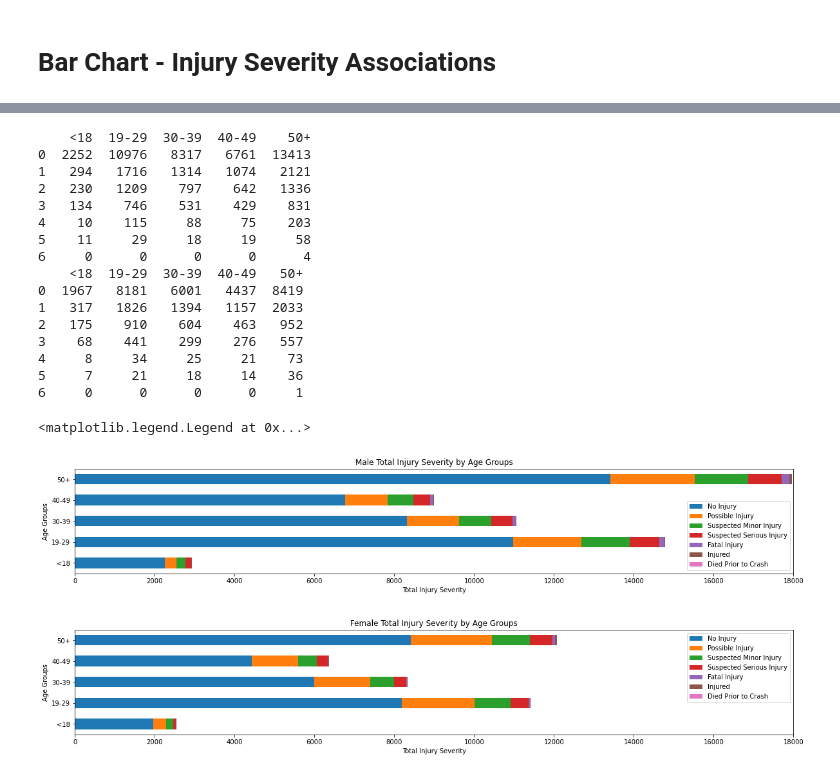
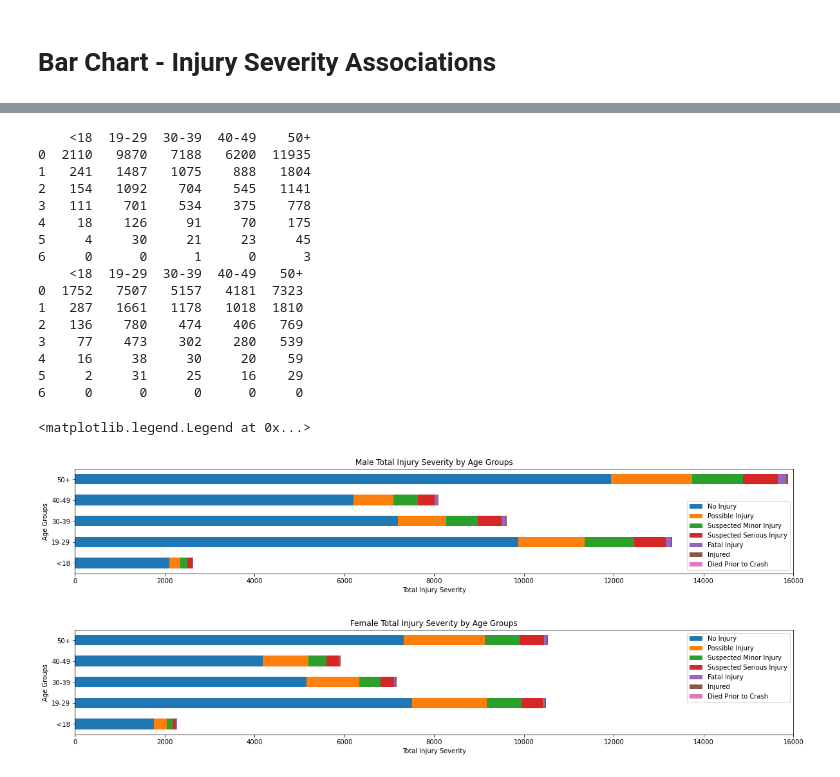
Before and after one commit to sudeshi1/Crash_Dummies, a Jupyter notebook: AutoInsuranceClaims.ipynb, the cells around one changed output, grey strips where cells are left out. Drawn from its saved outputs; the diff is of its cells as text; code cells hidden in the pictures.

```diff
--- a/AutoInsuranceClaims.ipynb
+++ b/AutoInsuranceClaims.ipynb
@@ -30,6 +30,6 @@ person_df
 ##Age and Sex
 
 #Copy Neccessary Columns to New DF
-personCl = person_df[['AGE_IM', 'SEX_IMNAME', 'INJSEV_IM']].copy()
+personCl = person_df[['AGE_IM', 'SEX_IM', 'INJSEV_IM']].copy()
 personCl
 # %% [output]
@@ -68,16 +68,16 @@ gr5F = []
 for x in range(7):
 
     #Count Amount of Times Each INJSEV_IM Code Appears In CSV Based on Age and Sex
-    ageGr1M = len(personCl.loc[(personCl['AGE_IM'] <= 18) & (personCl['SEX_IMNAME'] == 'Male') & (personCl['INJSEV_IM'] == x)])
-    ageGr1F = len(personCl.loc[(personCl['AGE_IM'] <= 18) & (personCl['SEX_IMNAME'] == 'Female') & (personCl['INJSEV_IM'] == x)])
-    ageGr2M = len(personCl.loc[(personCl['AGE_IM'] < 30) &(personCl['AGE_IM'] >= 19) & (personCl['SEX_IMNAME'] == 'Male') & (personCl['INJSEV_IM'] == x)])
-    ageGr2F = len(personCl.loc[(personCl['AGE_IM'] < 30) &(personCl['AGE_IM'] >= 19) & (personCl['SEX_IMNAME'] == 'Female') & (personCl['INJSEV_IM'] == x)])
-    ageGr3M = len(personCl.loc[(personCl['AGE_IM'] < 40) &(personCl['AGE_IM'] >= 30) & (personCl['SEX_IMNAME'] == 'Male') & (personCl['INJSEV_IM'] == x)])
-    ageGr3F = len(personCl.loc[(personCl['AGE_IM'] < 40) &(personCl['AGE_IM'] >= 30) & (personCl['SEX_IMNAME'] == 'Female') & (personCl['INJSEV_IM'] == x)])
-    ageGr4M = len(personCl.loc[(personCl['AGE_IM'] < 50) &(personCl['AGE_IM'] >= 40) & (personCl['SEX_IMNAME'] == 'Male') & (personCl['INJSEV_IM'] == x)])
-    ageGr4F = len(personCl.loc[(personCl['AGE_IM'] < 50) &(personCl['AGE_IM'] >= 40) & (personCl['SEX_IMNAME'] == 'Female') & (personCl['INJSEV_IM'] == x)])
-    ageGr5M = len(personCl.loc[(personCl['AGE_IM'] >= 50) & (personCl['SEX_IMNAME'] == 'Male') & (personCl['INJSEV_IM'] == x)])
-    ageGr5F = len(personCl.loc[(personCl['AGE_IM'] >= 50) & (personCl['SEX_IMNAME'] == 'Female') & (personCl['INJSEV_IM'] == x)])
+    ageGr1M = len(personCl.loc[(personCl['AGE_IM'] <= 18) & (personCl['SEX_IM'] == 1) & (personCl['INJSEV_IM'] == x)])
+    ageGr1F = len(personCl.loc[(personCl['AGE_IM'] <= 18) & (personCl['SEX_IM'] == 2) & (personCl['INJSEV_IM'] == x)])
+    ageGr2M = len(personCl.loc[(personCl['AGE_IM'] < 30) &(personCl['AGE_IM'] >= 19) & (personCl['SEX_IM'] == 1) & (personCl['INJSEV_IM'] == x)])
+    ageGr2F = len(personCl.loc[(personCl['AGE_IM'] < 30) &(personCl['AGE_IM'] >= 19) & (personCl['SEX_IM'] == 2) & (personCl['INJSEV_IM'] == x)])
+    ageGr3M = len(personCl.loc[(personCl['AGE_IM'] < 40) &(personCl['AGE_IM'] >= 30) & (personCl['SEX_IM'] == 1) & (personCl['INJSEV_IM'] == x)])
+    ageGr3F = len(personCl.loc[(personCl['AGE_IM'] < 40) &(personCl['AGE_IM'] >= 30) & (personCl['SEX_IM'] == 2) & (personCl['INJSEV_IM'] == x)])
+    ageGr4M = len(personCl.loc[(personCl['AGE_IM'] < 50) &(personCl['AGE_IM'] >= 40) & (personCl['SEX_IM'] == 1) & (personCl['INJSEV_IM'] == x)])
+    ageGr4F = len(personCl.loc[(personCl['AGE_IM'] < 50) &(personCl['AGE_IM'] >= 40) & (personCl['SEX_IM'] == 2) & (personCl['INJSEV_IM'] == x)])
+    ageGr5M = len(personCl.loc[(personCl['AGE_IM'] >= 50) & (personCl['SEX_IM'] == 1) & (personCl['INJSEV_IM'] == x)])
+    ageGr5F = len(personCl.loc[(personCl['AGE_IM'] >= 50) & (personCl['SEX_IM'] == 2) & (personCl['INJSEV_IM'] == x)])
 
     #Add Each Value to Corresponding Age Group Array
     gr1M.append(ageGr1M)
@@ -108,53 +108,53 @@ print(maleDf)
 print(femaleDf)
 # %% [output]
     <18  19-29  30-39  40-49    50+
-0  2252  10976   8317   6761  13413
-1   294   1716   1314   1074   2121
-2   230   1209    797    642   1336
-3   134    746    531    429    831
-4    10    115     88     75    203
-5    11     29     18     19     58
-6     0      0      0      0      4
+0  2110   9870   7188   6200  11935
+1   241   1487   1075    888   1804
+2   154   1092    704    545   1141
+3   111    701    534    375    778
+4    18    126     91     70    175
+5     4     30     21     23     45
+6     0      0      1      0      3
     <18  19-29  30-39  40-49   50+
-0  1967   8181   6001   4437  8419
-1   317   1826   1394   1157  2033
-2   175    910    604    463   952
-3    68    441    299    276   557
-4     8     34     25     21    73
-5     7     21     18     14    36
-6     0      0      0      0     1
+0  1752   7507   5157   4181  7323
+1   287   1661   1178   1018  1810
+2   136    780    474    406   769
+3    77    473    302    280   539
+4    16     38     30     20    59
+5     2     31     25     16    29
+6     0      0      0      0     0
 # %%
 ## Establish Graph Elements
 
 #Set The Figure Size For Both Figures
 plt.rcParams["figure.figsize"] = (20,3)
 
 #Transpose and Convert DF to Horizontal Stacked Bar Graph with Title
 malePlot = maleDf.T.plot.barh(stacked = True, title = 'Male Total Injury Severity by Age Groups')
 
 #Set Figure Limits to Match Female
-plt.xlim([0, 18000])
+plt.xlim([0, 16000])
 
 #Set Axis Labels
 plt.xlabel('Total Injury Severity')
 plt.ylabel('Age Groups')
 
 #Configure Legend for Male
 malePlot.legend(['No Injury', 'Possible Injury', 'Suspected Minor Injury', 'Suspected Serious Injury', 'Fatal Injury', 'Injured', 'Died Prior to Crash'])
 
 #Transpose and Convert DF to Horizontal Stacked Bar Graph with Title
 femalePlot = femaleDf.T.plot.barh(stacked = True, title = 'Female Total Injury Severity by Age Groups')
 
 #Set Figure Limits to Match Male
-plt.xlim([0, 18000])
+plt.xlim([0, 16000])
 
 #Set Axis Labels
 plt.xlabel('Total Injury Severity')
 plt.ylabel('Age Groups')
 
 #Configure Legend for Female
 femalePlot.legend(['No Injury', 'Possible Injury', 'Suspected Minor Injury', 'Suspected Serious Injury', 'Fatal Injury', 'Injured', 'Died Prior to Crash'])
 # %% [output]
 <matplotlib.legend.Legend at 0x...>
-[figure, old version]
+[figure, new version]
-[figure, old version]
+[figure, new version]
```
Also changed, not shown: parts of 2 cells of this notebook, 3 other files.
